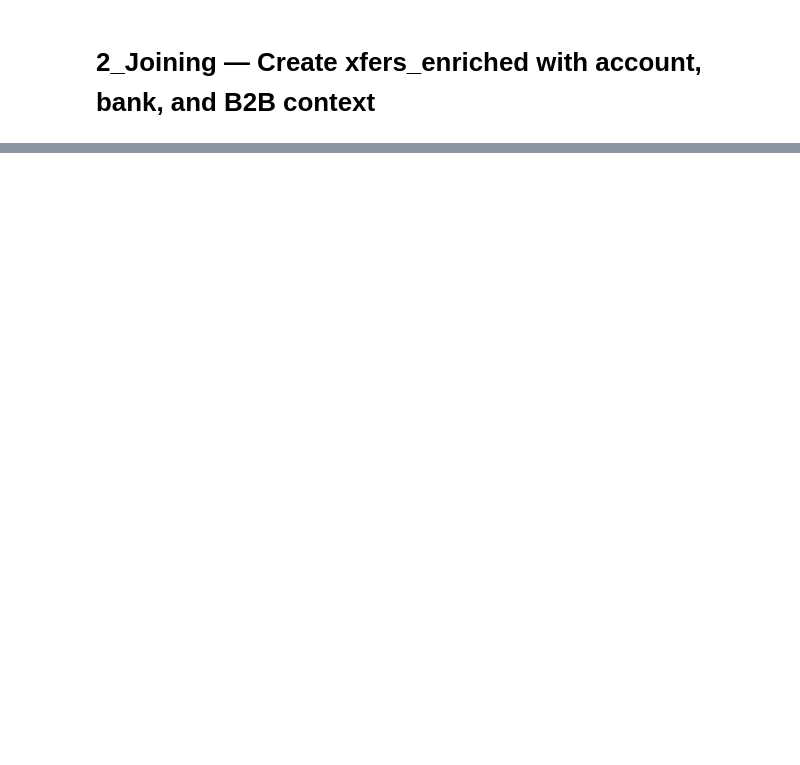
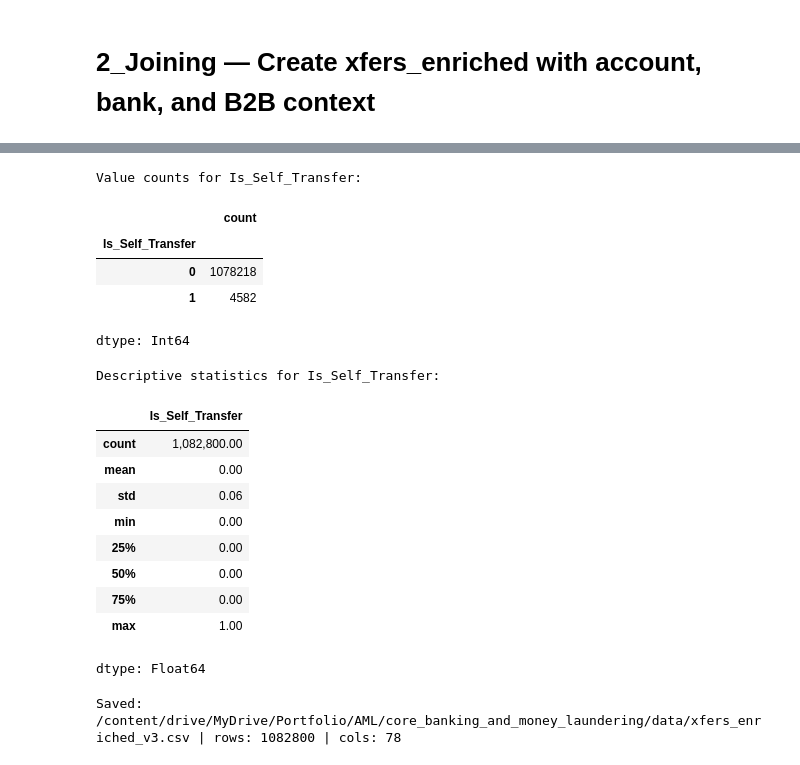
Before and after one commit to thomas-sutter/ai-aml-mvp2value, a Jupyter notebook: 1_exploratory_data_analysis.ipynb, the cells around one changed output, grey strips where cells are left out. Saved outputs shown, nothing was run; the diff lists cells and outputs as text; code cells hidden in the pictures; blank space fills up the shorter version.

```diff
--- a/1_exploratory_data_analysis.ipynb
+++ b/1_exploratory_data_analysis.ipynb
@@ -2414,6 +2366,6 @@ dtype: float64
 # %%
 # Import the enriched transfers data
-xfers_enriched_df = pd.read_csv('/content/drive/MyDrive/Portfolio/AML/core_banking_and_money_laundering/data/xfers_enriched.csv', low_memory=False)
+xfers_enriched_df = pd.read_csv('/content/drive/MyDrive/Portfolio/AML/core_banking_and_money_laundering/data/xfers_enriched_v2.csv', low_memory=False)
 
 # Display the first 5 rows of the dataframe
 display(xfers_enriched_df.head())
@@ -2469,0 +2503,28 @@ dtype: int64
+# %%
+# Add the Is_Self_Transfer column to xfers_enriched_df
+xfers_enriched_df['Is_Self_Transfer'] = (xfers_enriched_df['From_Party_ID'] == xfers_enriched_df['To_Party_ID']).astype('Int64')
+
+# Show features of the Is_Self_Transfer column
+print("Value counts for Is_Self_Transfer:")
+display(xfers_enriched_df['Is_Self_Transfer'].value_counts())
+
+print("\nDescriptive statistics for Is_Self_Transfer:")
+display(xfers_enriched_df['Is_Self_Transfer'].describe())
+# %% [output]
+Value counts for Is_Self_Transfer:
+|  | count |
+| Is_Self_Transfer |  |
+| 0 | 1078218 |
+| 1 | 4582 |
+dtype: Int64
+Descriptive statistics for Is_Self_Transfer:
+|  | Is_Self_Transfer |
+| count | 1,082,800.00 |
+| mean | 0.00 |
+| std | 0.06 |
+| min | 0.00 |
+| 25% | 0.00 |
+| 50% | 0.00 |
+| 75% | 0.00 |
+| max | 1.00 |
+dtype: Float64
@@ -2469,0 +2548,6 @@ dtype: int64
+# %%
+OUT_PATH = '/content/drive/MyDrive/Portfolio/AML/core_banking_and_money_laundering/data/xfers_enriched_v3.csv'
+enr.to_csv(OUT_PATH, index=False)
+print('Saved:', OUT_PATH, '| rows:', len(enr), '| cols:', len(enr.columns))
+# %% [output]
+Saved: /content/drive/MyDrive/Portfolio/AML/core_banking_and_money_laundering/data/xfers_enriched_v3.csv | rows: 1082800 | cols: 78
```
Also changed, not shown: parts of 29 cells of this notebook.
